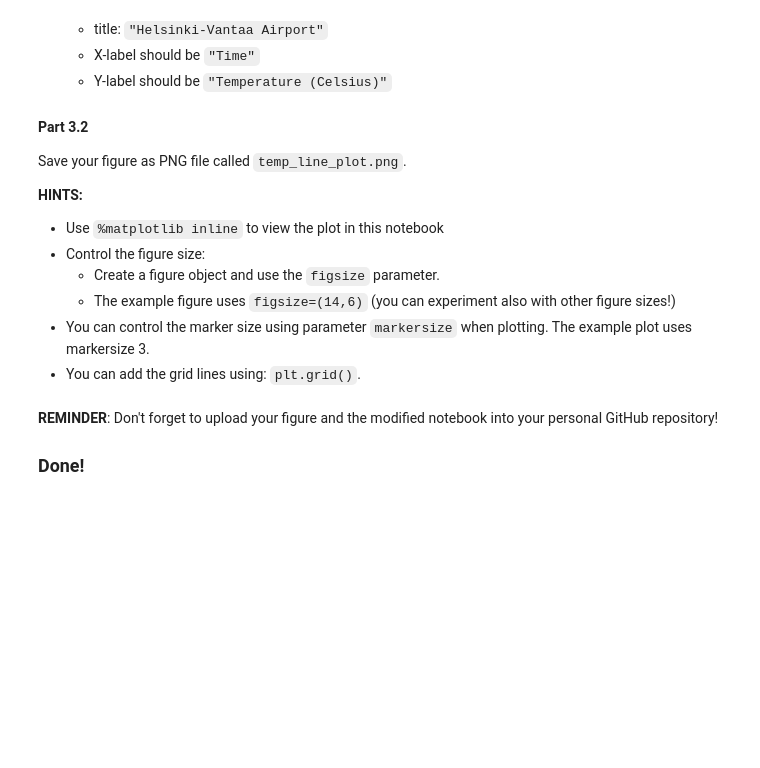
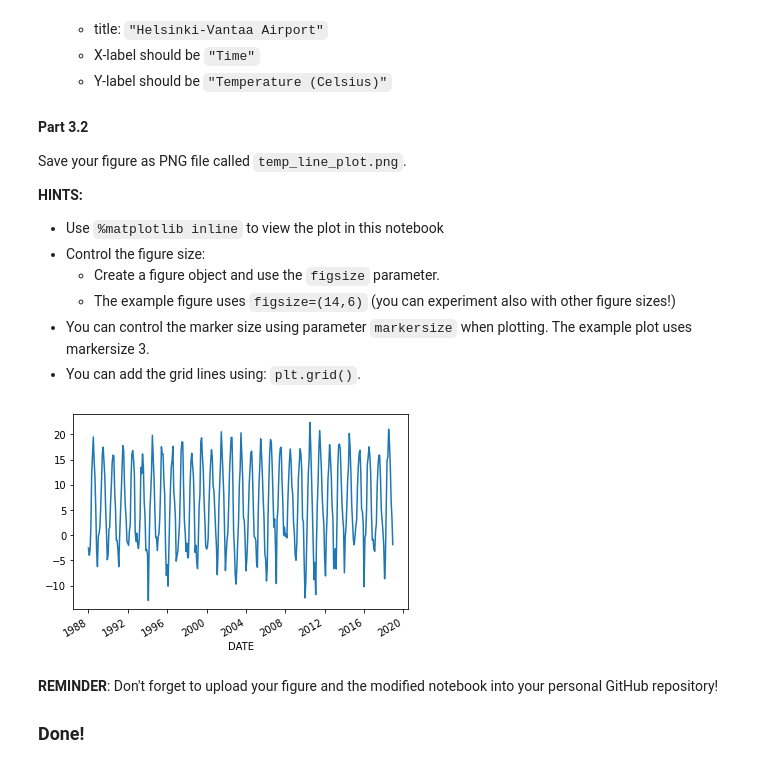
Before and after one commit to arr678/Hels-Ex7, a Jupyter notebook: Exercise-7-problem-2.ipynb, the cells around one changed output. Cells and saved outputs as stored; diff of their text form; code cells hidden in the pictures; blank space fills up the shorter version.

```diff
--- a/Exercise-7-problem-2.ipynb
+++ b/Exercise-7-problem-2.ipynb
@@ -153,5 +106,10 @@ Jan99_temps = Jan99['TEMP_C']
+# %%
+monthly = selection.loc[(selection.index >= '198801010000') & (selection.index < '201812312359')]
+monthly_temps = monthly['TEMP_C']
 # %%
-ax1 = Jan88_temps.plot()
+ax1 = monthly_temps.plot()
+# %% [output]
+[figure, added]
 # %%
 import os
 
```
Also changed, not shown: parts of 1 cell of this notebook.
